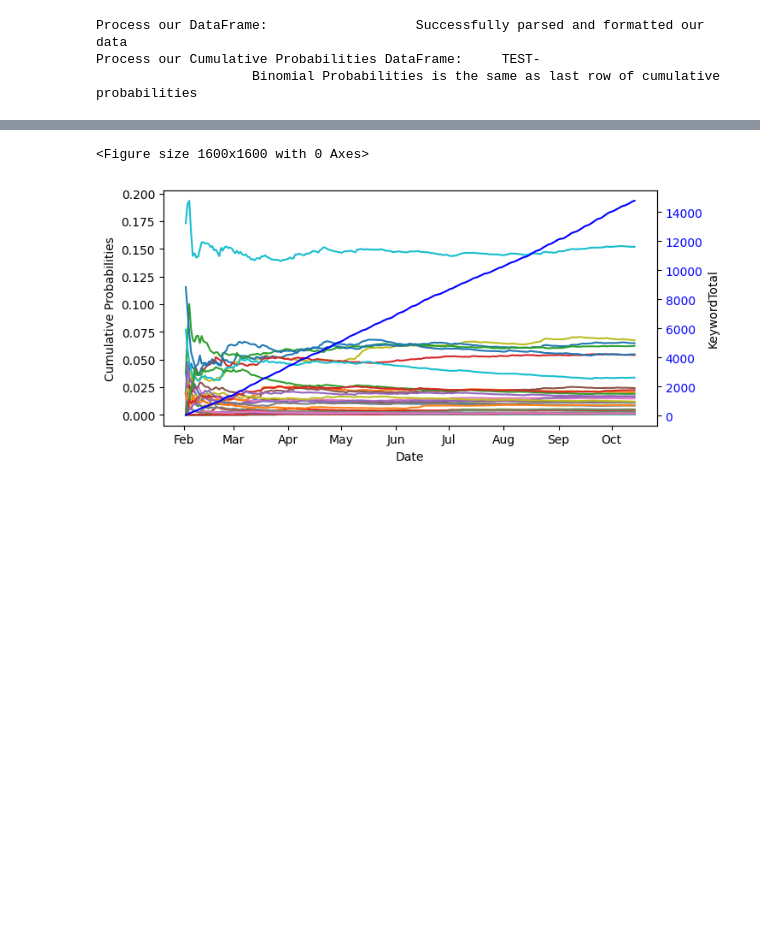
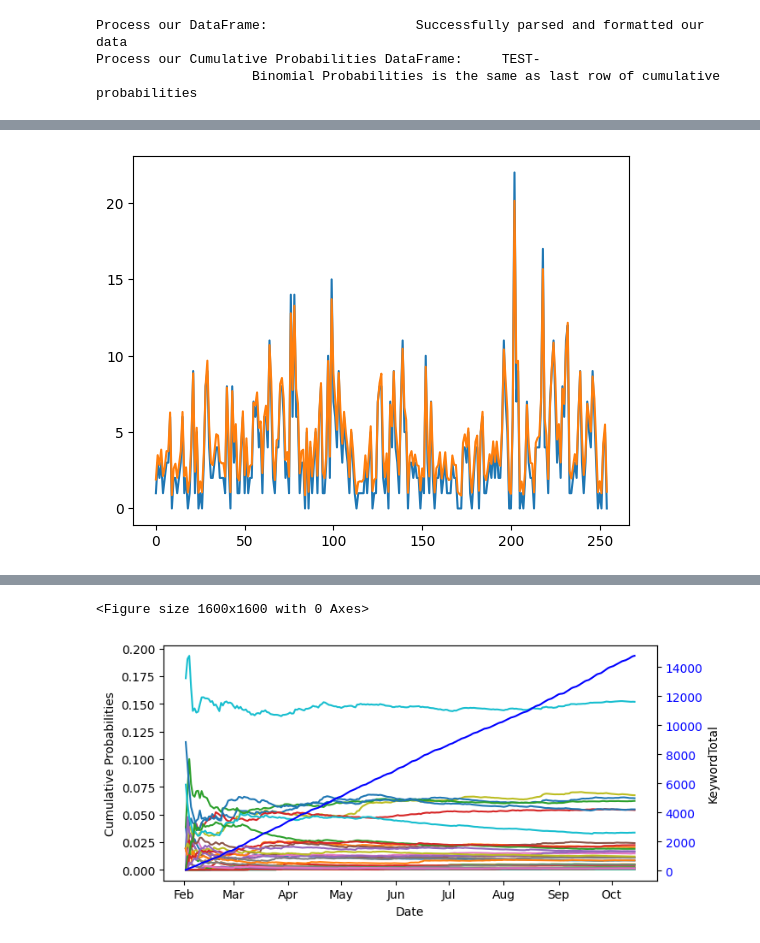
Before and after one commit to KvKid/Exploration-of-Sequential-Monte-Carlo-to-Time-Series-Data, a Jupyter notebook: Analysis_finalised.ipynb, the cells around one changed output, grey strips where cells are left out. Drawn from its saved outputs; the diff is of its cells as text; code cells hidden in the pictures; blank space fills up the shorter version.

```diff
--- a/Analysis_finalised.ipynb
+++ b/Analysis_finalised.ipynb
@@ -392,0 +577,7 @@ df[['Racism','NumOfArticles']]
+# %%
+#for 0 or 1 or 2
+plt.plot(obs2)
+plt.plot(hi.storage[4,:])
+plt.show()
+# %% [output]
+[figure, added]
```
Also changed, not shown: parts of 20 cells of this notebook, 14 other files.
